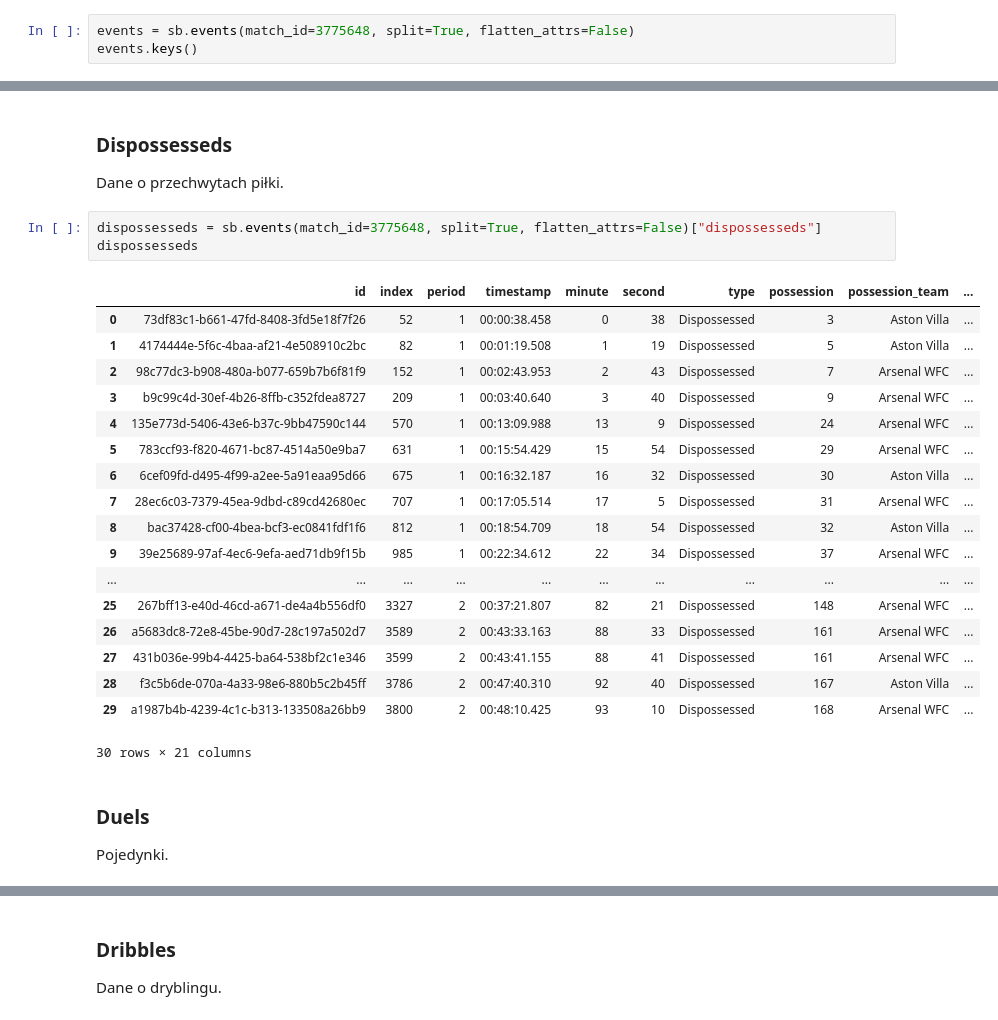
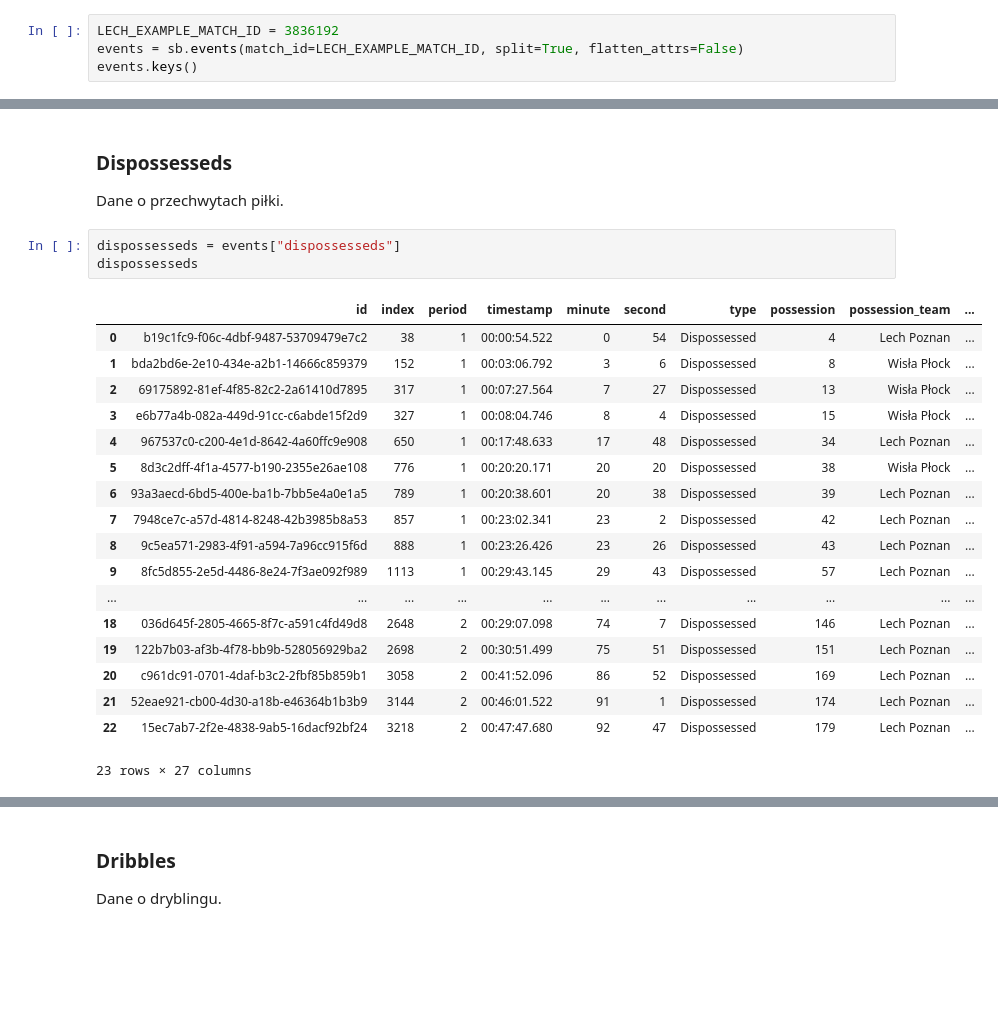
Before and after one commit to mattyl006/sport-data-science, a Jupyter notebook: help/docs/analysis_statsbomb_data.ipynb, the cells around one changed output, grey strips where cells are left out. Drawn from its saved outputs; the diff is of its cells as text; blank space fills up the shorter version.

```diff
--- a/help/docs/analysis_statsbomb_data.ipynb
+++ b/help/docs/analysis_statsbomb_data.ipynb
@@ -29,6 +34,7 @@ matches
 
 Gdy wejdziemy w dany mecz otrzymamy słownik z różnymi eventami.
 # %%
-events = sb.events(match_id=3775648, split=True, flatten_attrs=False)
+LECH_EXAMPLE_MATCH_ID = 3836192
+events = sb.events(match_id=LECH_EXAMPLE_MATCH_ID, split=True, flatten_attrs=False)
 events.keys()
 # %% [output]
@@ -181,28 +269,24 @@ pressures
 
 Dane o przechwytach piłki.
 # %%
-dispossesseds = sb.events(match_id=3775648, split=True, flatten_attrs=False)["dispossesseds"]
+dispossesseds = events["dispossesseds"]
 dispossesseds
 # %% [output]
 |  | id | index | period | timestamp | minute | second | type | possession | possession_team | ... |
-| 0 | 73df83c1-b661-47fd-8408-3fd5e18f7f26 | 52 | 1 | 00:00:38.458 | 0 | 38 | Dispossessed | 3 | Aston Villa | ... |
-| 1 | 4174444e-5f6c-4baa-af21-4e508910c2bc | 82 | 1 | 00:01:19.508 | 1 | 19 | Dispossessed | 5 | Aston Villa | ... |
-| 2 | 98c77dc3-b908-480a-b077-659b7b6f81f9 | 152 | 1 | 00:02:43.953 | 2 | 43 | Dispossessed | 7 | Arsenal WFC | ... |
-| 3 | b9c99c4d-30ef-4b26-8ffb-c352fdea8727 | 209 | 1 | 00:03:40.640 | 3 | 40 | Dispossessed | 9 | Arsenal WFC | ... |
-| 4 | 135e773d-5406-43e6-b37c-9bb47590c144 | 570 | 1 | 00:13:09.988 | 13 | 9 | Dispossessed | 24 | Arsenal WFC | ... |
-| 5 | 783ccf93-f820-4671-bc87-4514a50e9ba7 | 631 | 1 | 00:15:54.429 | 15 | 54 | Dispossessed | 29 | Arsenal WFC | ... |
-| 6 | 6cef09fd-d495-4f99-a2ee-5a91eaa95d66 | 675 | 1 | 00:16:32.187 | 16 | 32 | Dispossessed | 30 | Aston Villa | ... |
-| 7 | 28ec6c03-7379-45ea-9dbd-c89cd42680ec | 707 | 1 | 00:17:05.514 | 17 | 5 | Dispossessed | 31 | Arsenal WFC | ... |
-| 8 | bac37428-cf00-4bea-bcf3-ec0841fdf1f6 | 812 | 1 | 00:18:54.709 | 18 | 54 | Dispossessed | 32 | Aston Villa | ... |
-| 9 | 39e25689-97af-4ec6-9efa-aed71db9f15b | 985 | 1 | 00:22:34.612 | 22 | 34 | Dispossessed | 37 | Arsenal WFC | ... |
+| 0 | b19c1fc9-f06c-4dbf-9487-53709479e7c2 | 38 | 1 | 00:00:54.522 | 0 | 54 | Dispossessed | 4 | Lech Poznan | ... |
+| 1 | bda2bd6e-2e10-434e-a2b1-14666c859379 | 152 | 1 | 00:03:06.792 | 3 | 6 | Dispossessed | 8 | Wisła Płock | ... |
+| 2 | 69175892-81ef-4f85-82c2-2a61410d7895 | 317 | 1 | 00:07:27.564 | 7 | 27 | Dispossessed | 13 | Wisła Płock | ... |
+| 3 | e6b77a4b-082a-449d-91cc-c6abde15f2d9 | 327 | 1 | 00:08:04.746 | 8 | 4 | Dispossessed | 15 | Wisła Płock | ... |
+| 4 | 967537c0-c200-4e1d-8642-4a60ffc9e908 | 650 | 1 | 00:17:48.633 | 17 | 48 | Dispossessed | 34 | Lech Poznan | ... |
+| 5 | 8d3c2dff-4f1a-4577-b190-2355e26ae108 | 776 | 1 | 00:20:20.171 | 20 | 20 | Dispossessed | 38 | Wisła Płock | ... |
+| 6 | 93a3aecd-6bd5-400e-ba1b-7bb5e4a0e1a5 | 789 | 1 | 00:20:38.601 | 20 | 38 | Dispossessed | 39 | Lech Poznan | ... |
+| 7 | 7948ce7c-a57d-4814-8248-42b3985b8a53 | 857 | 1 | 00:23:02.341 | 23 | 2 | Dispossessed | 42 | Lech Poznan | ... |
+| 8 | 9c5ea571-2983-4f91-a594-7a96cc915f6d | 888 | 1 | 00:23:26.426 | 23 | 26 | Dispossessed | 43 | Lech Poznan | ... |
+| 9 | 8fc5d855-2e5d-4486-8e24-7f3ae092f989 | 1113 | 1 | 00:29:43.145 | 29 | 43 | Dispossessed | 57 | Lech Poznan | ... |
 | ... | ... | ... | ... | ... | ... | ... | ... | ... | ... | ... |
-| 25 | 267bff13-e40d-46cd-a671-de4a4b556df0 | 3327 | 2 | 00:37:21.807 | 82 | 21 | Dispossessed | 148 | Arsenal WFC | ... |
-| 26 | a5683dc8-72e8-45be-90d7-28c197a502d7 | 3589 | 2 | 00:43:33.163 | 88 | 33 | Dispossessed | 161 | Arsenal WFC | ... |
-| 27 | 431b036e-99b4-4425-ba64-538bf2c1e346 | 3599 | 2 | 00:43:41.155 | 88 | 41 | Dispossessed | 161 | Arsenal WFC | ... |
-| 28 | f3c5b6de-070a-4a33-98e6-880b5c2b45ff | 3786 | 2 | 00:47:40.310 | 92 | 40 | Dispossessed | 167 | Aston Villa | ... |
-| 29 | a1987b4b-4239-4c1c-b313-133508a26bb9 | 3800 | 2 | 00:48:10.425 | 93 | 10 | Dispossessed | 168 | Arsenal WFC | ... |
+| 18 | 036d645f-2805-4665-8f7c-a591c4fd49d8 | 2648 | 2 | 00:29:07.098 | 74 | 7 | Dispossessed | 146 | Lech Poznan | ... |
+| 19 | 122b7b03-af3b-4f78-bb9b-528056929ba2 | 2698 | 2 | 00:30:51.499 | 75 | 51 | Dispossessed | 151 | Lech Poznan | ... |
+| 20 | c961dc91-0701-4daf-b3c2-2fbf85b859b1 | 3058 | 2 | 00:41:52.096 | 86 | 52 | Dispossessed | 169 | Lech Poznan | ... |
+| 21 | 52eae921-cb00-4d30-a18b-e46364b1b3b9 | 3144 | 2 | 00:46:01.522 | 91 | 1 | Dispossessed | 174 | Lech Poznan | ... |
+| 22 | 15ec7ab7-2f2e-4838-9ab5-16dacf92bf24 | 3218 | 2 | 00:47:47.680 | 92 | 47 | Dispossessed | 179 | Lech Poznan | ... |
-30 rows × 21 columns
+23 rows × 27 columns
-# %% [markdown]
-### Duels
-
-Pojedynki.
```
Also changed, not shown: parts of 58 cells of this notebook, 2 other files.
